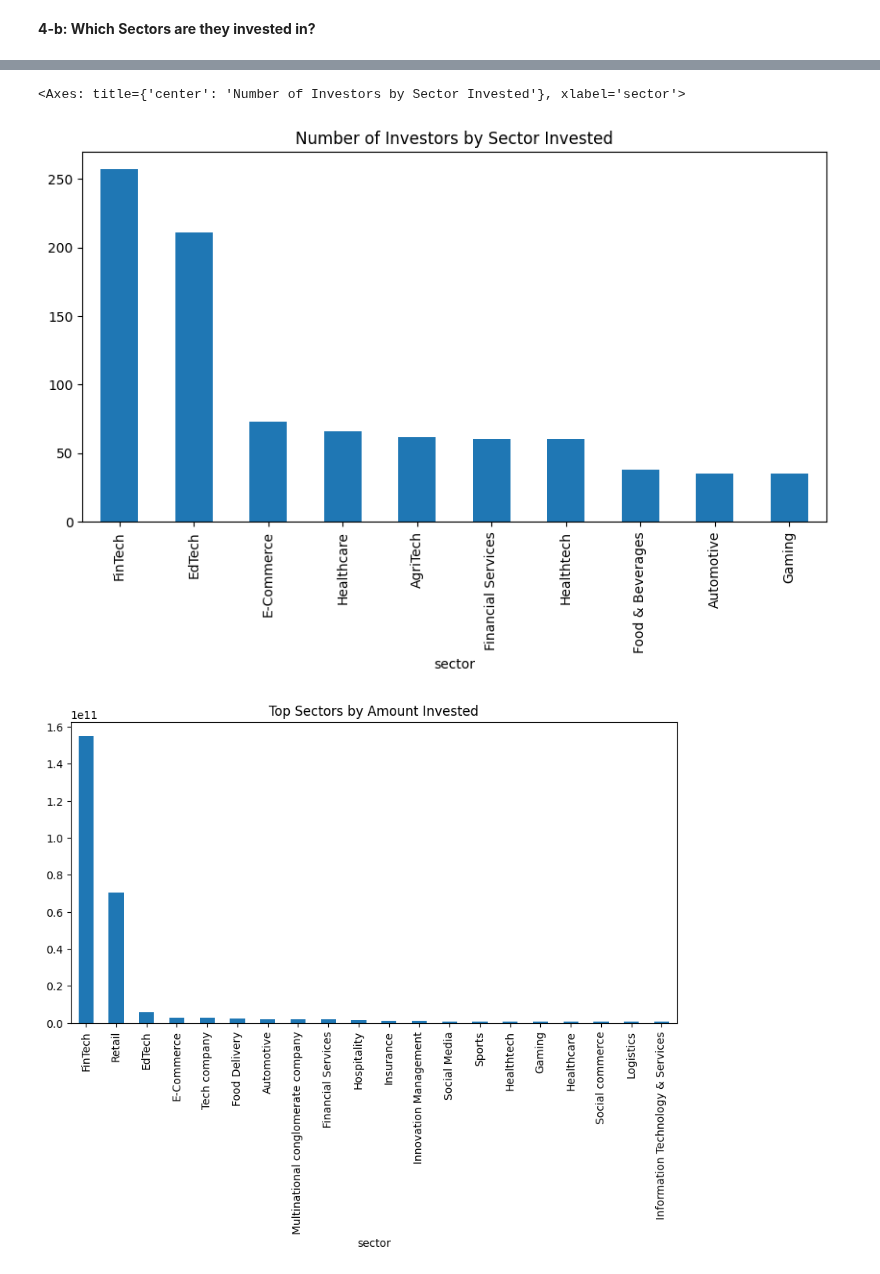
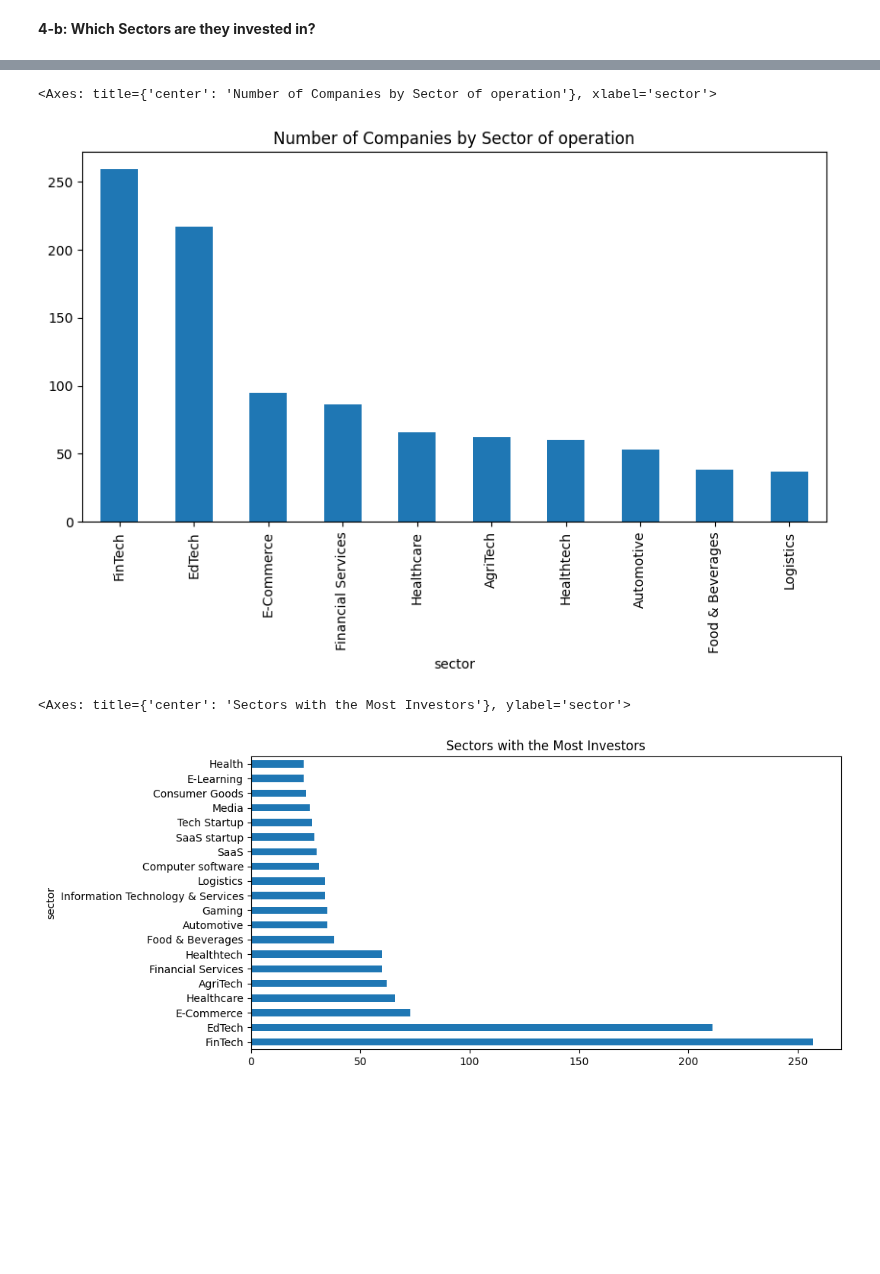
Before and after one commit to Rama-Mwenda/Indian_Ecosystem_Analysis, a Jupyter notebook: Analysis_Notebook.ipynb, the cells around one changed output, grey strips where cells are left out. Saved outputs shown, nothing was run; the diff lists cells and outputs as text; code cells hidden in the pictures; blank space fills up the shorter version.

```diff
--- a/Analysis_Notebook.ipynb
+++ b/Analysis_Notebook.ipynb
@@ -2280,28 +2321,29 @@ There are 1765 investors
 # %%
+#
 (comb_df
  .groupby('sector')
- .investor
+ .company
  .count()
  .nlargest(10)
  .plot(kind='bar',
-       figsize=(10,5),
-       title='Number of Investors by Sector Invested'
+       figsize= (10,5),
+       title = 'Number of Companies by Sector of operation'
        )
  )
 # %% [output]
-<Axes: title={'center': 'Number of Investors by Sector Invested'}, xlabel='sector'>
+<Axes: title={'center': 'Number of Companies by Sector of operation'}, xlabel='sector'>
-[figure, old version]
+[figure, new version]
 # %%
-amt_sect =(comb_df
-           [['sector','amount']]
-           .groupby('sector')
-           .amount
-           .sum()
-           .nlargest(20)
-           .plot(kind='bar',
-                 figsize=(10,5),
-                 title= 'Top Sectors by Amount Invested'
-                 )
-           )
+#
+(comb_df
+ .groupby('sector')
+ .investor
+ .count()
+ .nlargest(20)
+ .plot(kind='barh',
+       figsize=(10,5),
+       title='Sectors with the Most Investors')
+ )
 # %% [output]
+<Axes: title={'center': 'Sectors with the Most Investors'}, ylabel='sector'>
-[figure, old version]
+[figure, new version]
```
Also changed, not shown: parts of 29 cells of this notebook, 1 other file.
